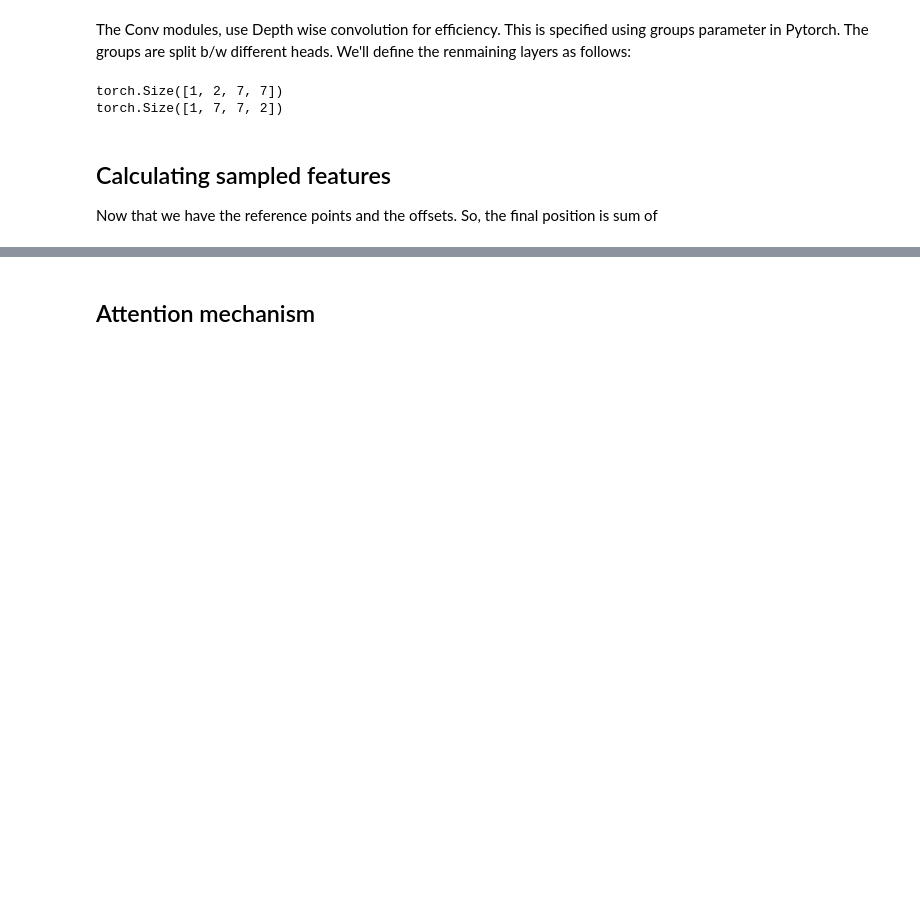
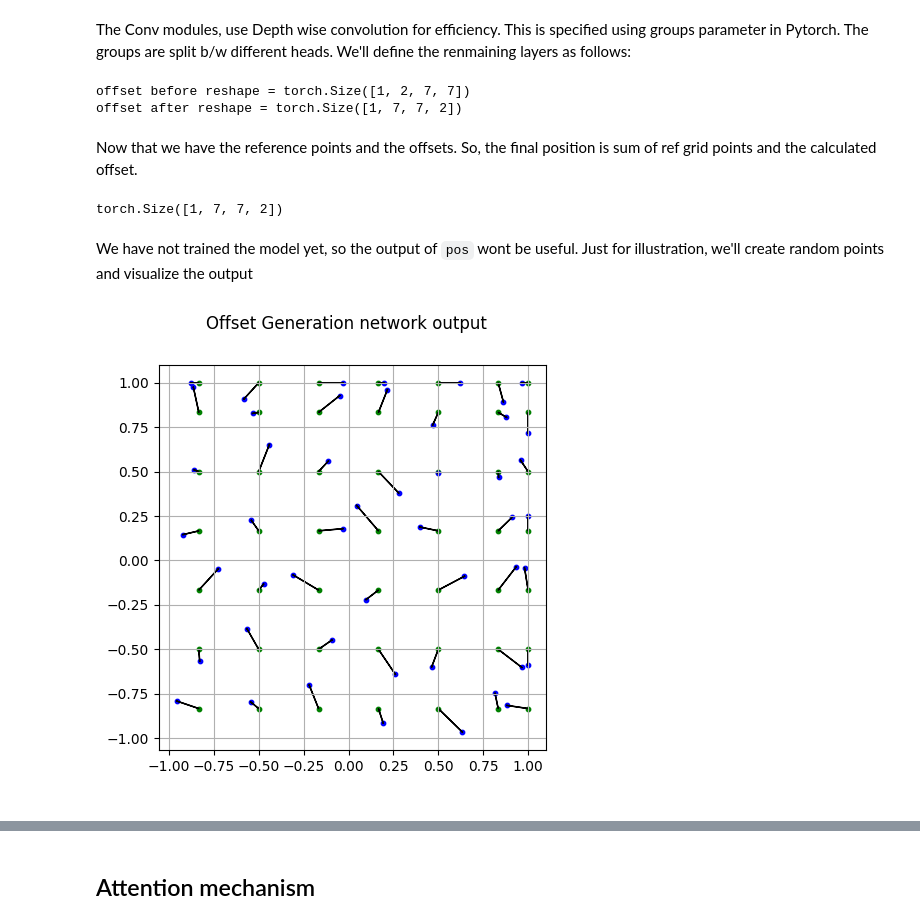
Before and after one commit to suryajayaraman/dl_blogs, a Jupyter notebook: VIT_101/notebooks/deformable-attention-transformer.ipynb, the cells around one changed output, grey strips where cells are left out. Cells and saved outputs as stored; diff of their text form; code cells hidden in the pictures; blank space fills up the shorter version.

Commit message:
Colab nb commit; dcn paper

```diff
--- a/VIT_101/notebooks/deformable-attention-transformer.ipynb
+++ b/VIT_101/notebooks/deformable-attention-transformer.ipynb
@@ -138,17 +158,46 @@ offset_generation_network = nn.Sequential(
             nn.Conv2d(n_group_channels, 2, 1, 1, 0, bias=False)
         )
 # %%
-test_input_data = torch.Tensor(1, 64, 56, 56)
-offset = offset_generation_network(test_input_data)
-print(offset.shape)
+offset = offset_generation_network(q)
+print(f"offset before reshape = {offset.shape}")
 
 # outputs have channel size of 2, we can bring it to last dimension
 offset = einops.rearrange(offset, 'b p h w -> b h w p')
-print(offset.shape)
+print(f"offset after reshape = {offset.shape}")
 # %% [output]
-torch.Size([1, 2, 7, 7])
-torch.Size([1, 7, 7, 2])
+offset before reshape = torch.Size([1, 2, 7, 7])
+offset after reshape = torch.Size([1, 7, 7, 2])
 # %% [markdown]
-## Calculating sampled features
-
-Now that we have the reference points and the offsets. So, the final position is sum of
+Now that we have the reference points and the offsets. So, the final position is sum of ref grid points and the calculated offset.
+# %%
+pos = (offset + ref_grid_pts).clamp(-1., +1.)
+print(pos.shape)
+# %% [output]
+torch.Size([1, 7, 7, 2])
+# %% [markdown]
+We have not trained the model yet, so the output of `pos` wont be useful. Just for illustration, we'll create random points and visualize the output
+# %%
+# generate random offsets, 0.16 = 9 / 56, where 9 is kernel size and 56 is feature map size
+random_offsets = np.random.uniform(low=-0.16, high=0.16, size=(1, 7, 7, 2))
+sample_pos_np = np.clip(ref_grid_pts_np + random_offsets, -1, 1)
+
+%matplotlib ipympl
+from google.colab import output
+output.enable_custom_widget_manager()
+
+plt.figure(figsize = (5,5))
+plt.suptitle('Offset Generation network output')
+plt.grid(True)
+
+for row in range(7):
+    for col in range(7):
+        # add reference points and the deformed points
+        s1 = plt.scatter(ref_grid_pts_np[0, row, col, 0], ref_grid_pts_np[0, row, col, 1], s= 10, c='g')
+        s2 = plt.scatter(sample_pos_np[0, row, col, 0], sample_pos_np[0, row, col, 1], s= 10, c='b')
+
+        # plot a line from reference point to deformed point
+        dx = sample_pos_np[0, row, col, 0] - ref_grid_pts_np[0, row, col, 0]
+        dy = sample_pos_np[0, row, col, 1] - ref_grid_pts_np[0, row, col, 1]
+        plt.arrow(ref_grid_pts_np[0, row, col, 0], ref_grid_pts_np[0, row, col, 1], dx, dy)
+# %% [output]
+[figure, added]
```
Also changed, not shown: parts of 29 cells of this notebook, 1 other file.
